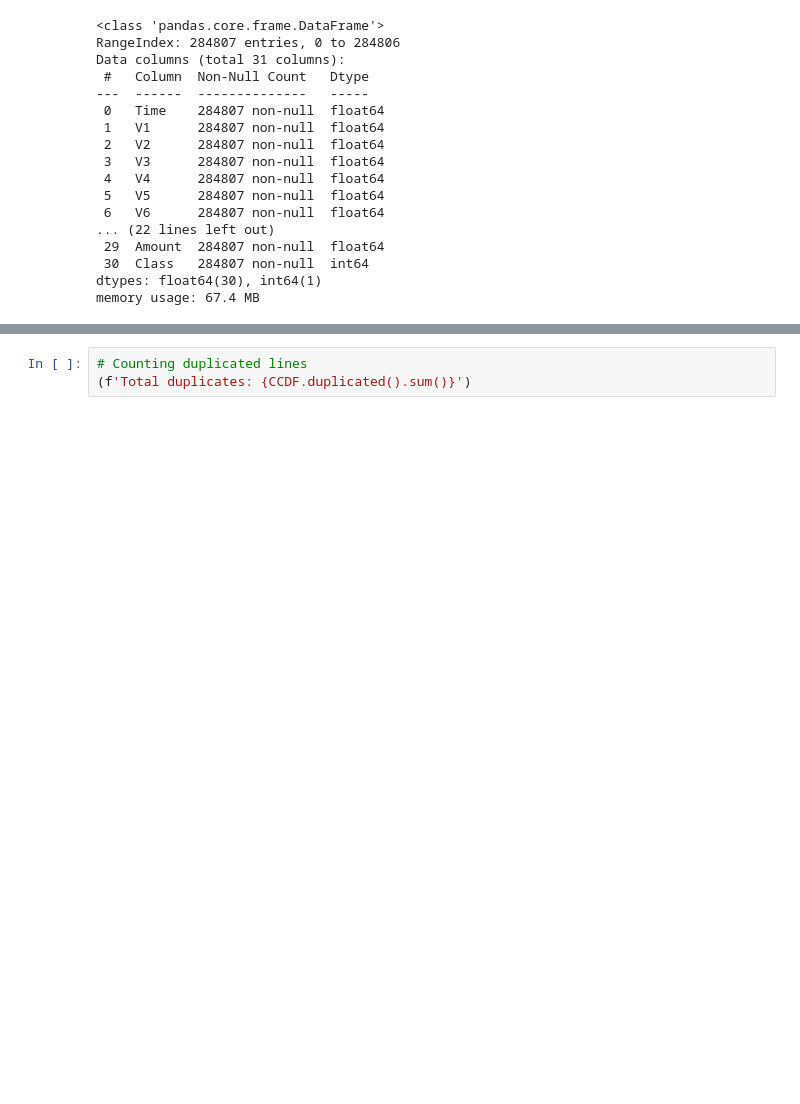
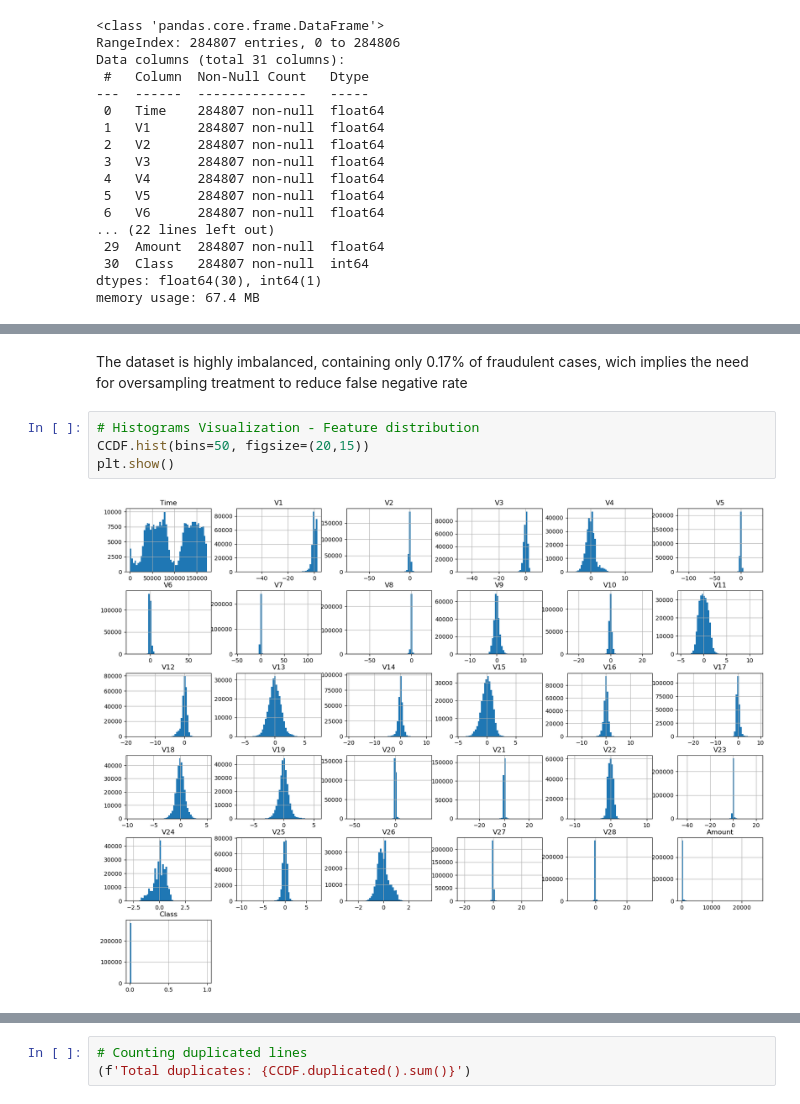
Before and after one commit to Gabrielmarqs12/ML-Fraud-Detection-Research, a Jupyter notebook: notebooks/Data_Manipulation.ipynb, the cells around one changed output, grey strips where cells are left out. Cells and saved outputs as stored; diff of their text form; blank space fills up the shorter version.

```diff
--- a/notebooks/Data_Manipulation.ipynb
+++ b/notebooks/Data_Manipulation.ipynb
@@ -88,0 +73,8 @@ Name: count, dtype: int64
+# %% [markdown]
+The dataset is highly imbalanced, containing only 0.17% of fraudulent cases, wich implies the need for oversampling treatment to reduce false negative rate
+# %%
+# Histograms Visualization - Feature distribution
+CCDF.hist(bins=50, figsize=(20,15))
+plt.show()
+# %% [output]
+[figure, added]
```
Also changed, not shown: parts of 17 cells of this notebook, 1 other file.
